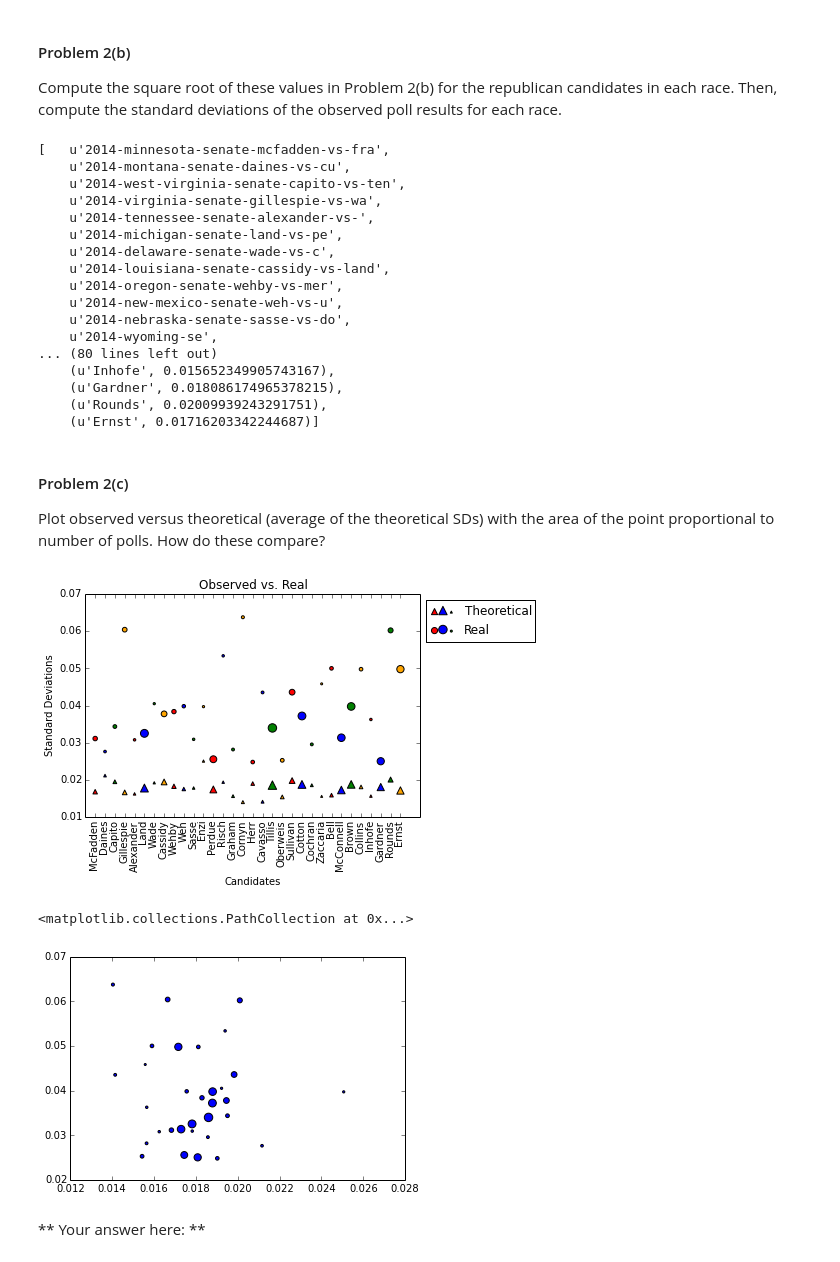
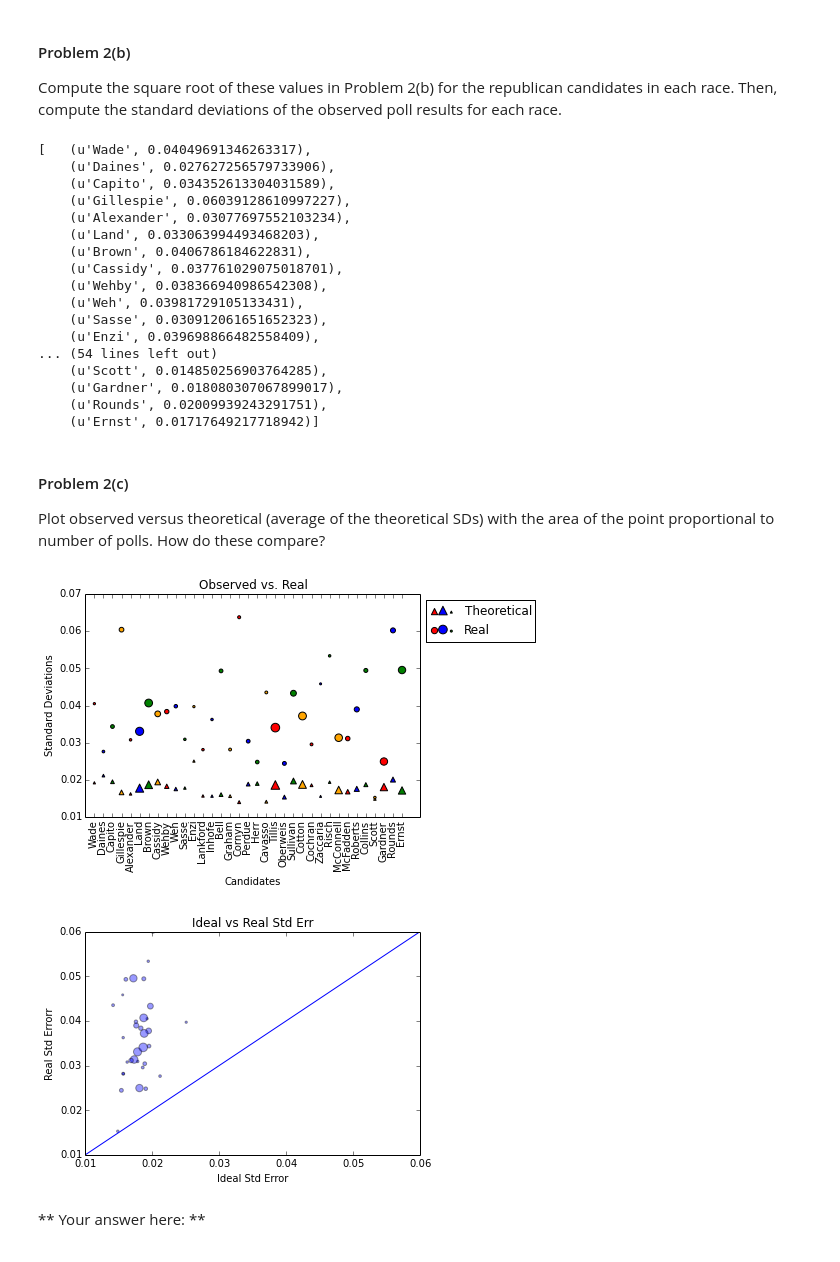
Before and after one commit to userfog/2014, a Jupyter notebook: homework/hw4/HW4.ipynb, the cells around one changed output. Drawn from its saved outputs; the diff is of its cells as text; code cells hidden in the pictures.

Commit message:
Finished except for the write up

```diff
--- a/homework/hw4/HW4.ipynb
+++ b/homework/hw4/HW4.ipynb
@@ -159,2 +180,9 @@ dfs = dict((election.split("/")[-1][:-4], build_frame(election)) for election in
+# %%
+urls = [None]*len(races)
+i = 0
+for key, value in races.iteritems():
+    urls[i] = value["url"]
+    i = i + 1
+dfs = dict((election.split("/")[-1][:-4], build_frame(election)) for election in urls)
 # %%
 print len(dfs.keys())
@@ -226,20 +262,15 @@ import re
 # http://stackoverflow.com/questions/483666/python-reverse-inverse-a-mapping
 state_dict = dict((v,k) for k, v in states_dict.iteritems())
 
-
-def convert_state(key):
+def convert_state(key, form="short"):
     state_name = re.compile("2014-(.*)-se")
     st = state_name.search(key)
     s_name = st.group(1).replace("-", " ").strip()
     s_name = s_name.title()
-    return state_dict[s_name]
-
-def get_republican_lastname(repub):
-    el = list(repub)[0].split(" ")
-    return el[-1]
-
-def get_dem_lastname(dem):
-    return get_republican_lastname(dem)
+    if form == "short":
+        return state_dict[s_name]
+    else:
+        return s_name
 
 def get_recent_stds(num_months, df, name, intervals=12):
     df["Start Date"] = pd.to_datetime(df["Start Date"])
@@ -257,13 +288,20 @@ num_obs = [None]*l
 cands = [None]*l
 states = [None]*l
 i = 0
-pp.pprint(dfs.keys())
 
 for key, value in dfs.iteritems():
     st = convert_state(key)
     r =  candidates[candidates["state"] == st]
-    name = get_republican_lastname(r["R"])
-    p = value[name].mean()/100.0
+    p = None
+    Name = None
+
+    try:
+        name = list(r["R"])[0].split(" ")[-1]
+        p = value[name].mean()/100.0
+    except:
+        name = list(r["R"])[1].split(" ")[-1]
+        p = value[name].mean()/100.0
+
     ideal_variance = np.mean([p*(1-p)/el for el in value["Number of Observations"]])
     results = [el/100.0 for el in value[name]]
     real_std = np.std(results)
@@ -278,26 +316,24 @@ for key, value in dfs.iteritems():
 # http://stackoverflow.com/questions/9623114/python-are-two-lists-equal
 compare = lambda x, y: collections.Counter(x) == collections.Counter(y)
 assert(not compare(real_stds, real_stds_recent))
-pp.pprint(zip(cands, real_stds))
-pp.pprint(zip(cands, ideal_stds))
 # %% [output]
-[   u'2014-minnesota-senate-mcfadden-vs-fra',
-    u'2014-montana-senate-daines-vs-cu',
-    u'2014-west-virginia-senate-capito-vs-ten',
-    u'2014-virginia-senate-gillespie-vs-wa',
-    u'2014-tennessee-senate-alexander-vs-',
-    u'2014-michigan-senate-land-vs-pe',
-    u'2014-delaware-senate-wade-vs-c',
-    u'2014-louisiana-senate-cassidy-vs-land',
-    u'2014-oregon-senate-wehby-vs-mer',
-    u'2014-new-mexico-senate-weh-vs-u',
-    u'2014-nebraska-senate-sasse-vs-do',
-    u'2014-wyoming-se',
-... (80 lines left out)
-    (u'Inhofe', 0.015652349905743167),
-    (u'Gardner', 0.018086174965378215),
+[   (u'Wade', 0.04049691346263317),
+    (u'Daines', 0.027627256579733906),
+    (u'Capito', 0.034352613304031589),
+    (u'Gillespie', 0.06039128610997227),
+    (u'Alexander', 0.03077697552103234),
+    (u'Land', 0.033063994493468203),
+    (u'Brown', 0.0406786184622831),
+    (u'Cassidy', 0.037761029075018701),
+    (u'Wehby', 0.038366940986542308),
+    (u'Weh', 0.03981729105133431),
+    (u'Sasse', 0.030912061651652323),
+    (u'Enzi', 0.039698866482558409),
+... (54 lines left out)
+    (u'Scott', 0.014850256903764285),
+    (u'Gardner', 0.018080307067899017),
     (u'Rounds', 0.02009939243291751),
-    (u'Ernst', 0.01716203342244687)]
+    (u'Ernst', 0.01717649217718942)]
 # %% [markdown]
 #### Problem 2(c)
 
@@ -311,19 +347,20 @@ def nice_graph(xlab, ylab, title, axi):
 # %%
 colors_1 = itertools.cycle(["r", "b", "g", "orange"])
 colors_2 = itertools.cycle(["r", "b", "g", "orange"])
 x = xrange(0,l)
 plt.scatter(x, ideal_stds, c=[next(colors_1) for i in x], s=[n for n in num_obs], marker="^", label="Theoretical")
 plt.scatter(x, real_stds, c=[next(colors_2) for i in x], s=[n for n in num_obs], label="Real")
 plt.xticks(x, cands, rotation="90")
 nice_graph("Candidates", "Standard Deviations", "Observed vs. Real", [-1, l+1, .01, .07])
 plt.legend(loc=2,bbox_to_anchor=(1, 1))
 plt.show()
 plt.figure()
-plt.scatter(ideal_stds, real_stds, s=[n for n in num_obs])
+plt.scatter(ideal_stds, real_stds, s=[n for n in num_obs], alpha=.4)
+plt.plot(x, x)
+nice_graph("Ideal Std Error","Real Std Errorr", "Ideal vs Real Std Err", [0.01,.06,0.01,.06])
 # %% [output]
-[figure, old version]
+[figure, new version]
-<matplotlib.collections.PathCollection at 0x...>
-[figure, old version]
+[figure, new version]
 # %% [markdown]
 ** Your answer here: **
 # %% [markdown]
```
Also changed, not shown: parts of 21 cells of this notebook.
